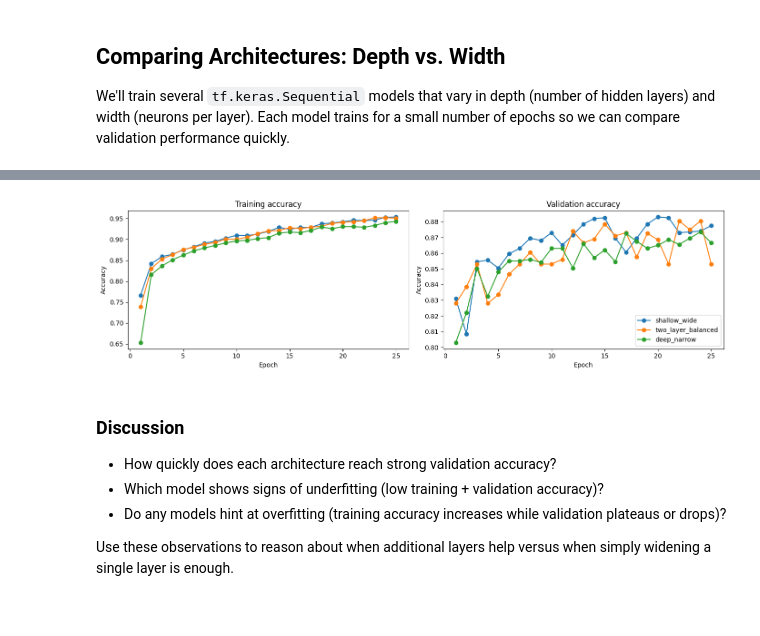
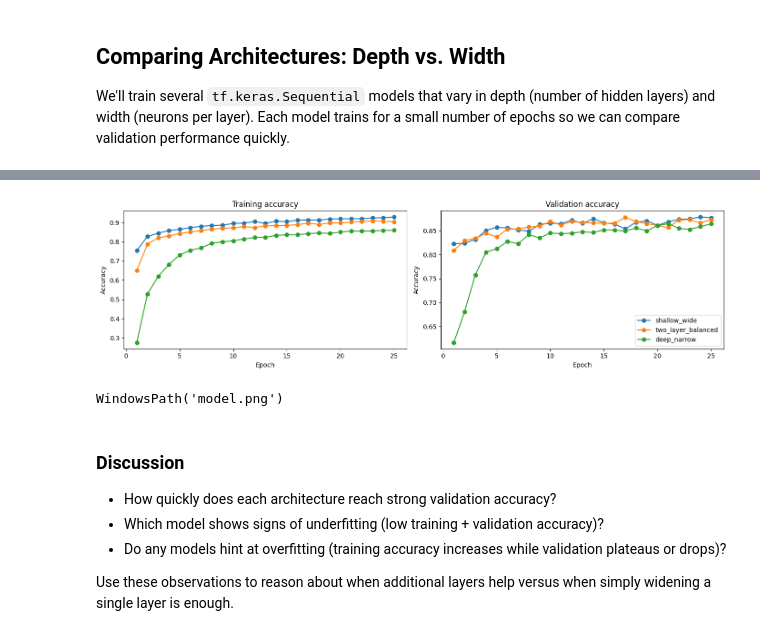
Before and after one commit to AIBabyTeaching/DEEP-LEARNING-2025, a Jupyter notebook: notebooks/W02_perceptron_mlp.ipynb, the cells around one changed output, grey strips where cells are left out. Cells and saved outputs as stored; diff of their text form; code cells hidden in the pictures.

```diff
--- a/notebooks/W02_perceptron_mlp.ipynb
+++ b/notebooks/W02_perceptron_mlp.ipynb
@@ -85,7 +85,7 @@ def build_mlp(hidden_layers, activation="relu", dropout_rate=0.0, learning_rate=
             model.add(layers.Dropout(dropout_rate))
     model.add(layers.Dense(10, activation="softmax"))
     model.compile(
-        optimizer=keras.optimizers.Adam(learning_rate=learning_rate),
+        optimizer=keras.optimizers.Adam(learning_rate=learning_rate), # keep it aside
         loss="sparse_categorical_crossentropy",
         metrics=["accuracy"]
     )
@@ -102,7 +102,7 @@ training_summaries = []
 
 for model_key, hidden_layers, description in architectures: # 3 times (for loop over the architectures)
     print(f"Training model: {model_key} ({description})")
-    model = build_mlp(hidden_layers)
+    model = build_mlp(hidden_layers, dropout_rate=0.3)
     start_time = time.perf_counter() # start time
     history = model.fit( # for later on visualization
         train_x,
@@ -171,4 +171,9 @@ deep_narrow         5 hidden layers, narrower     0.867          11.69
-[figure, old version]
+[figure, new version]
+# %%
+from dl_utils import visualize_model
+visualize_model(model)
+# %% [output]
+WindowsPath('model.png')
 # %% [markdown]
 ### Discussion
 
```
Also changed, not shown: parts of 3 cells of this notebook, 2 other files.
